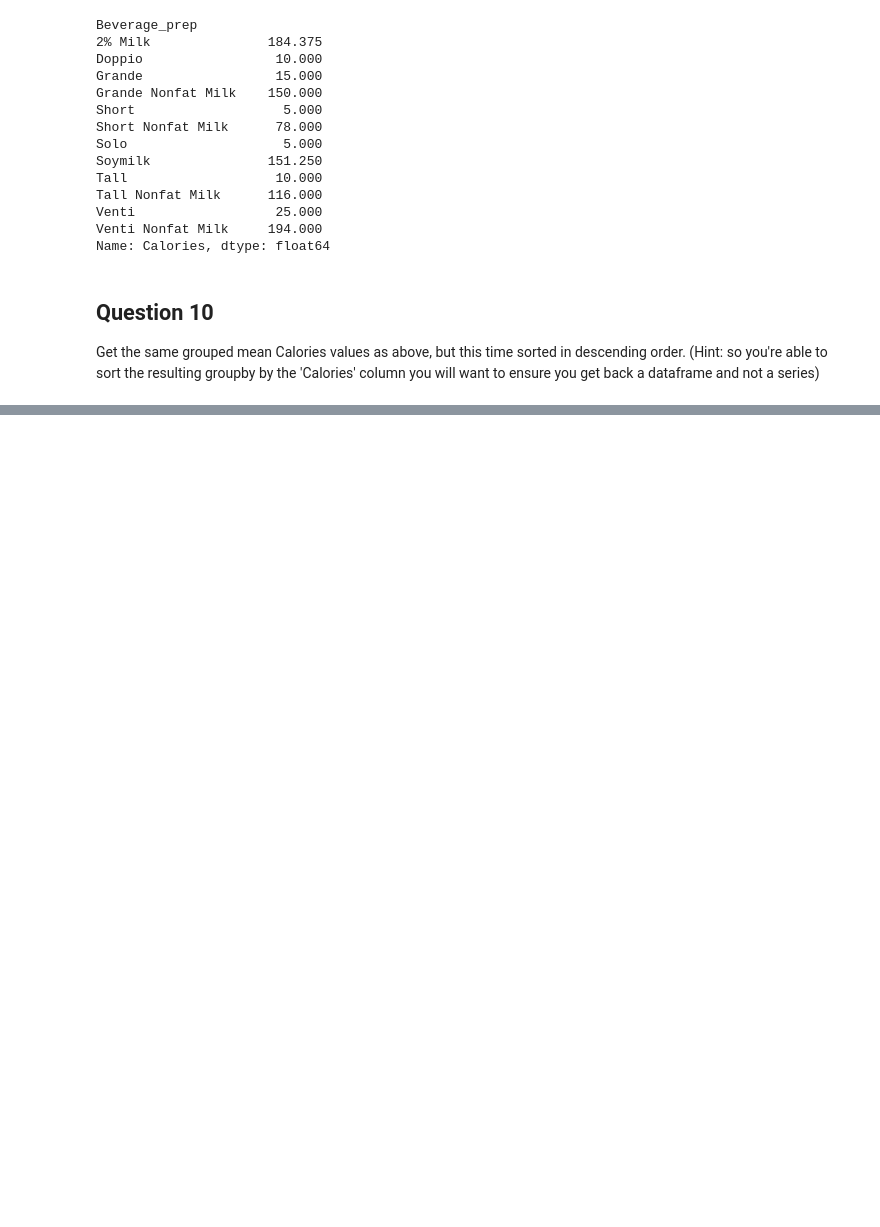
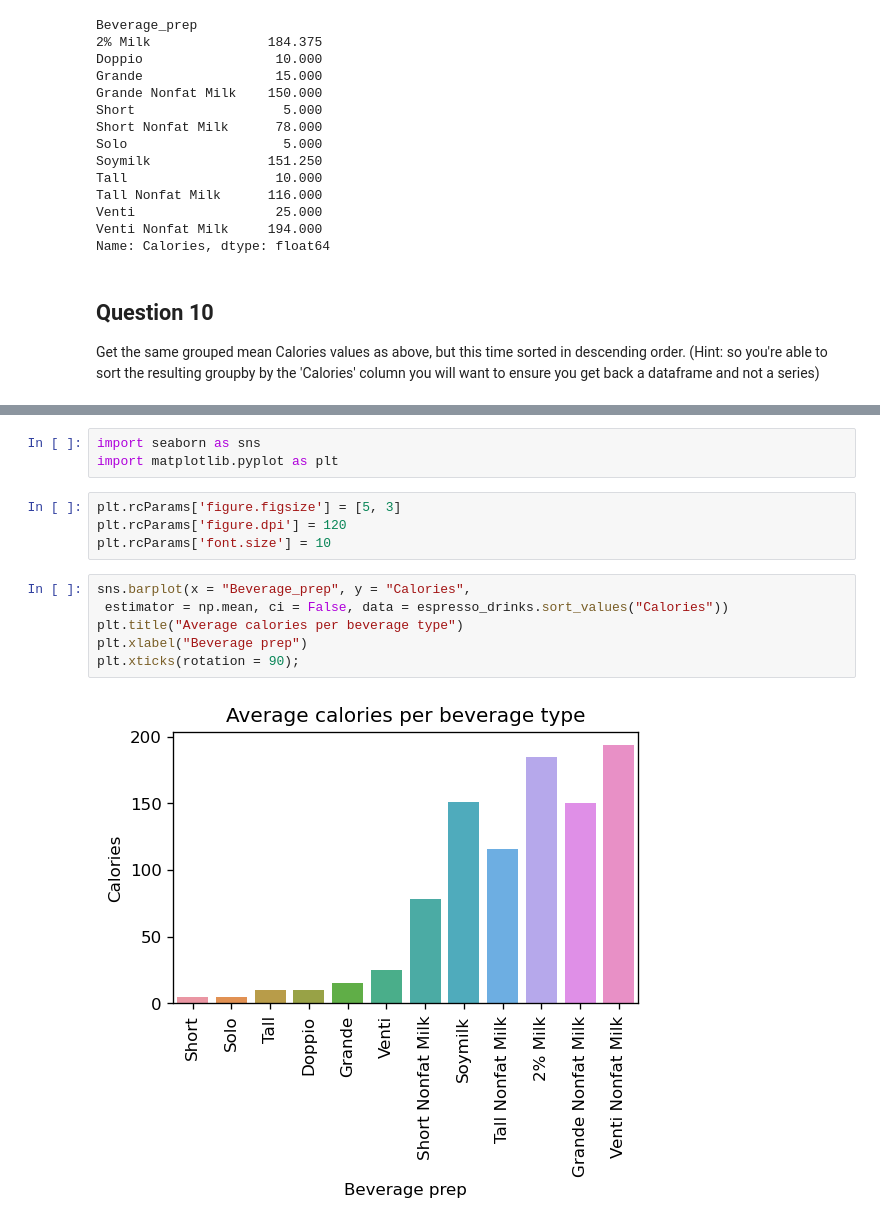
Before and after one commit to axbraae/codeclan_homework_annebraae, a Jupyter notebook: week_12/day_2/day2_hw.ipynb, the cells around one changed output, grey strips where cells are left out. Cells and saved outputs as stored; diff of their text form; blank space fills up the shorter version.

```diff
--- a/week_12/day_2/day2_hw.ipynb
+++ b/week_12/day_2/day2_hw.ipynb
@@ -205,3 +237,18 @@ espresso_drinks.groupby("Beverage_prep")["Calories"]\
 | 7 | Soymilk | 151.250 |
 | 0 | 2% Milk | 184.375 |
 | 11 | Venti Nonfat Milk | 194.000 |
+# %%
+import seaborn as sns
+import matplotlib.pyplot as plt
+# %%
+plt.rcParams['figure.figsize'] = [5, 3]
+plt.rcParams['figure.dpi'] = 120
+plt.rcParams['font.size'] = 10
+# %%
+sns.barplot(x = "Beverage_prep", y = "Calories",
+ estimator = np.mean, ci = False, data = espresso_drinks.sort_values("Calories"))
+plt.title("Average calories per beverage type")
+plt.xlabel("Beverage prep")
+plt.xticks(rotation = 90);
+# %% [output]
+[figure, added]
```
Also changed, not shown: parts of 4 cells of this notebook.
